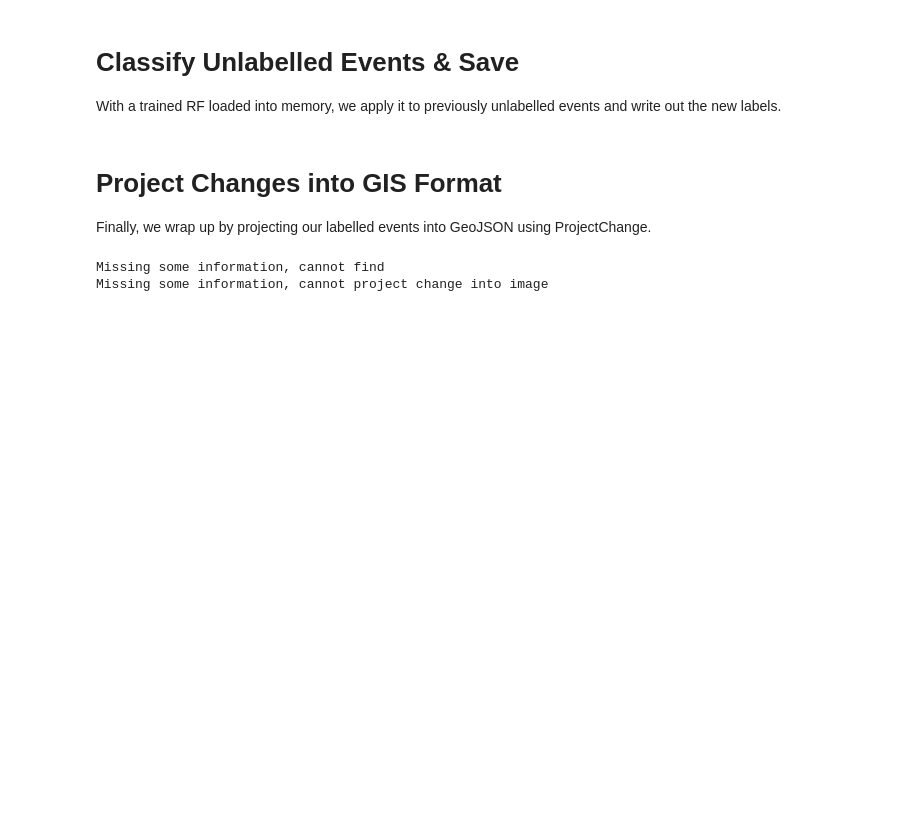
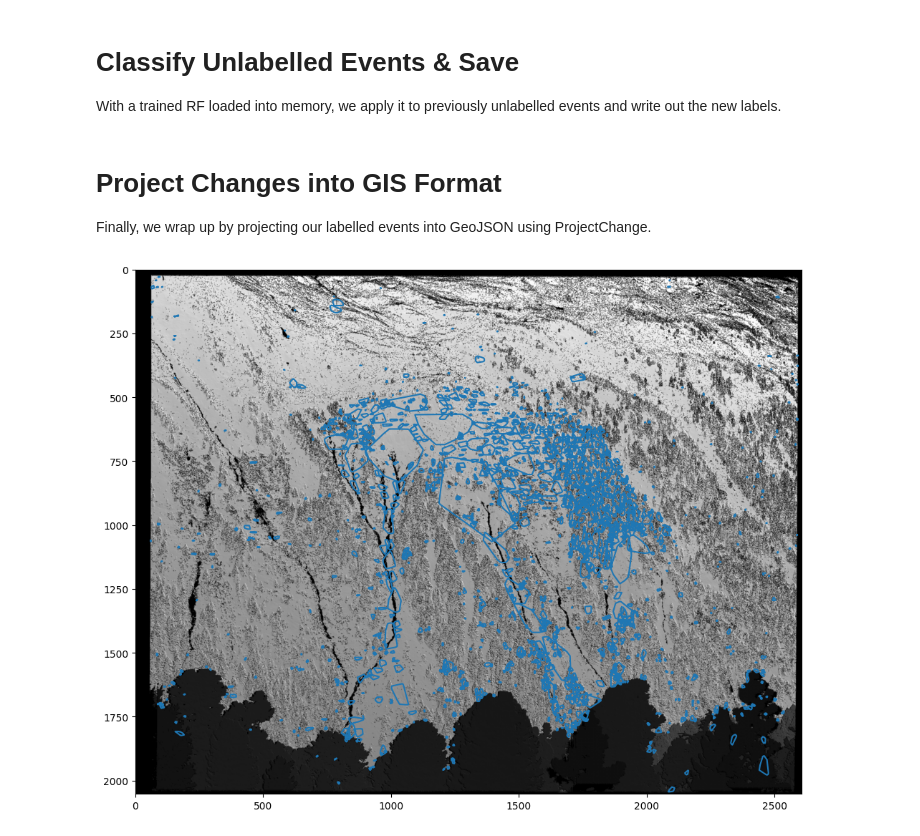
Before and after one commit to 3dgeo-heidelberg/AImon, a Jupyter notebook: docs/classification_of_change_events_using_random_forest_classifier.ipynb, the cells around one changed output. Cells and saved outputs as stored; diff of their text form; code cells hidden in the pictures; blank space fills up the shorter version.

Commit message:
Added projection/visualization and introduction information in the notebooks

```diff
--- a/docs/classification_of_change_events_using_random_forest_classifier.ipynb
+++ b/docs/classification_of_change_events_using_random_forest_classifier.ipynb
@@ -100,14 +123,41 @@ unlabelled_coll.save_to_file(predicted_file)
 # Project Changes into GIS Format
 Finally, we wrap up by projecting our labelled events into GeoJSON using ProjectChange.
 # %%
+git_repo = git.Repo(current_dir, search_parent_directories=True)
+git_root = git_repo.git.rev_parse("--show-toplevel")
+
+img_path = os.path.join(git_root, "test_data/RangeImage.tif")
 change_prj = ProjectChange(
-    change_event_file      = predicted_file,
-    project_name           = os.path.basename(predicted_file)[:-5],
-    projected_image_folder = "",
-    projected_events_folder= outfolder,
-    epsg                   = 31254
+    change_event_file       = predicted_file,
+    project_name            = os.path.basename(predicted_file)[:-5],
+    projected_image_path    = img_path,
+    projected_events_folder = outfolder,
+    epsg                    = 31254
 )
+
 change_prj.project_change()
-# %% [output]
-Missing some information, cannot find
-Missing some information, cannot project change into image
+# %%
+import geopandas as gpd
+from matplotlib import pyplot as plt
+import rasterio as rio
+from rasterio.plot import show
+import shapely
+
+vector = "../test_data/out/change_events_labelled_using_random_forest_change_events_pixel.geojson"
+raster = "../test_data/RangeImage.tif"  # UInt16 4 band in B G R NIR order
+
+fig, ax = plt.subplots(1, figsize=(12, 12))
+
+with rio.open(raster) as rds:
+    show(
+        (rds, (3, 2, 1)),  # Read 3 bands of raster in R G B order (3,2,1)
+        adjust=True,       # Rescale 0.0 - 1.0
+        ax=ax,             # Use existing matplotlib axes
+    )
+
+gdf = gpd.read_file(vector)
+gdf = gpd.GeoSeries(gdf['geometry']).map(lambda polygon: shapely.ops.transform(lambda x, y: (x, -y), polygon))
+gdf.boundary.plot(ax=ax)  # Plot just the boundary
+plt.show()
+# %% [output]
+[figure, added]
```
Also changed, not shown: parts of 3 cells of this notebook, 6 other files.
